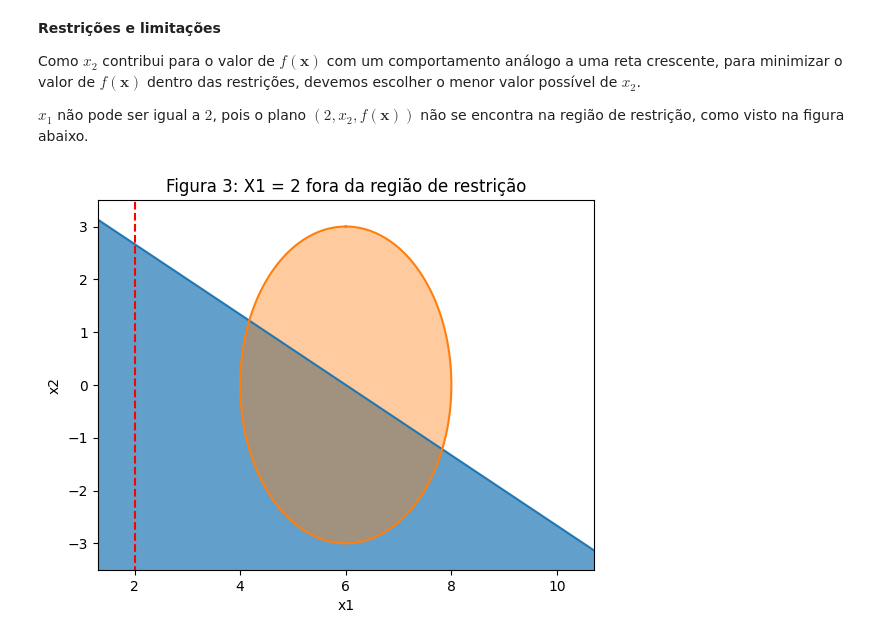
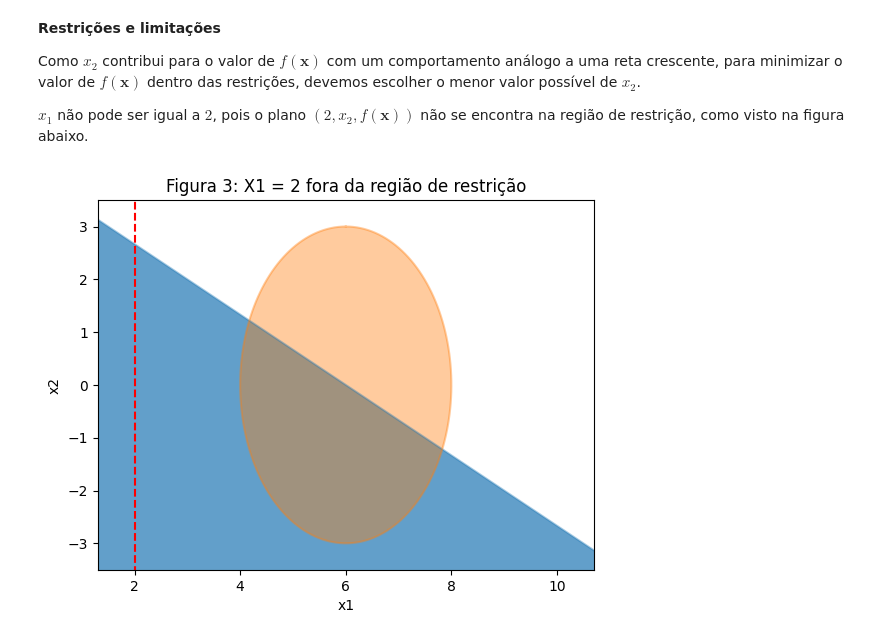
Before and after one commit to Xornotor/PPGEE-Otimizacao-Exercicios, a Jupyter notebook: Lista-01-A/Q2.ipynb, the cells around one changed output. Cells and saved outputs as stored; diff of their text form; code cells hidden in the pictures.

```diff
--- a/Lista-01-A/Q2.ipynb
+++ b/Lista-01-A/Q2.ipynb
@@ -113,20 +113,20 @@ Como $x_{2}$ contribui para o valor de $f(\boldsymbol{x})$ com um comportamento
 
 $x_{1}$ não pode ser igual a $2$, pois o plano $(2, x_{2}, f(\boldsymbol{x}))$ não se encontra na região de restrição, como visto na figura abaixo.
 # %%
-plt.plot(c1_x1, c1_x2)
-plt.plot(c2_x1, c2_x2)
+plt.plot(c1_x1, c1_x2, alpha=0.4)
+plt.plot(c2_x1, c2_x2, alpha=0.4)
 plt.fill_between(c1_x1, c1_x2, -4, alpha=0.7)
 plt.fill_between(c2_x1, c2_x2, alpha=0.4)
 plt.xlabel("x1")
 plt.ylabel("x2")
 plt.axis('equal')
 plt.xlim([3.5, 8.5])
 plt.ylim([-3.5, 3.5])
 plt.plot([2, 2], [-4, 4], color='red', linestyle='dashed')
 plt.title("Figura 3: X1 = 2 fora da região de restrição")
 plt.show()
 # %% [output]
-[figure, old version]
+[figure, new version]
 # %%
 x1 = np.array([np.linspace(3, 9, 100) for _ in range(100)])
 x2 = np.array([np.linspace(-4, 4, 100) for _ in range(100)]).T
```
Also changed, not shown: parts of 3 cells of this notebook.
